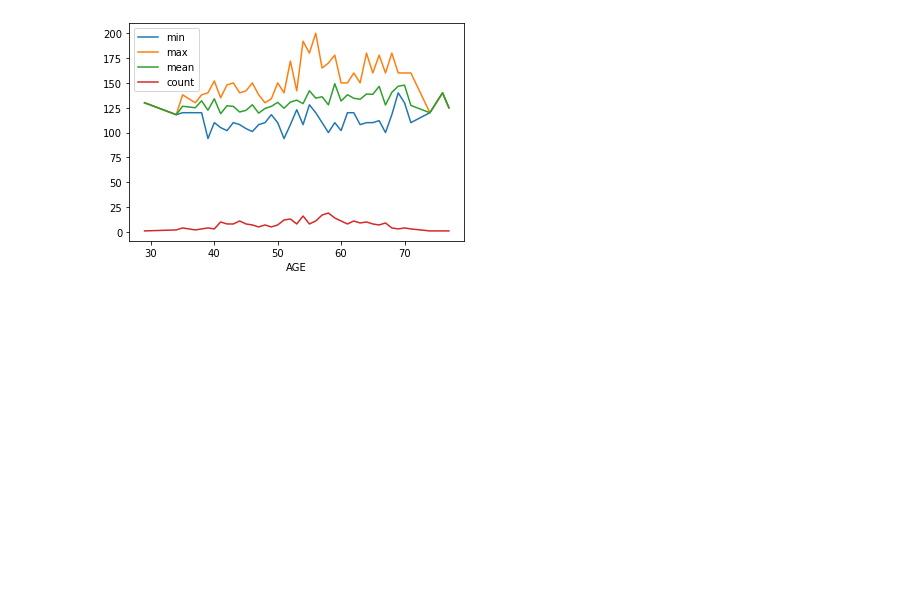
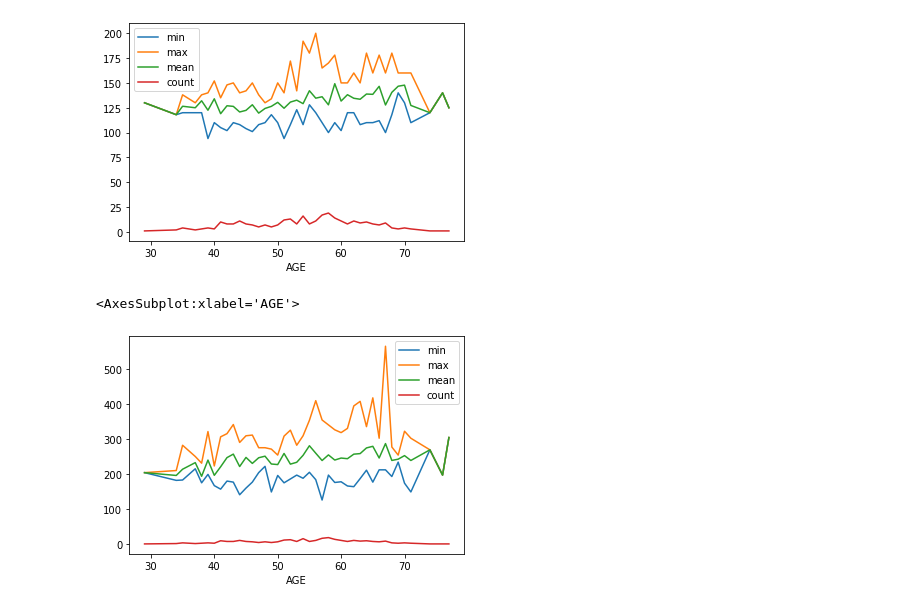
Before and after one commit to yassinzeraoulia97/esercizi, a Jupyter notebook: esercizi.ipynb, the cells around one changed output. Drawn from its saved outputs; the diff is of its cells as text; code cells hidden in the pictures; blank space fills up the shorter version.

```diff
--- a/esercizi.ipynb
+++ b/esercizi.ipynb
@@ -294,3 +294,10 @@ l.plot.line()
 # %% [output]
 <AxesSubplot:xlabel='AGE'>
 [figure]
+# %%
+m = df.groupby('AGE')['CHOLESTEROL'].agg(['min','max','mean','count'])
+
+m.plot.line()
+# %% [output]
+<AxesSubplot:xlabel='AGE'>
+[figure, added]
```
Also changed, not shown: parts of 2 cells of this notebook.
